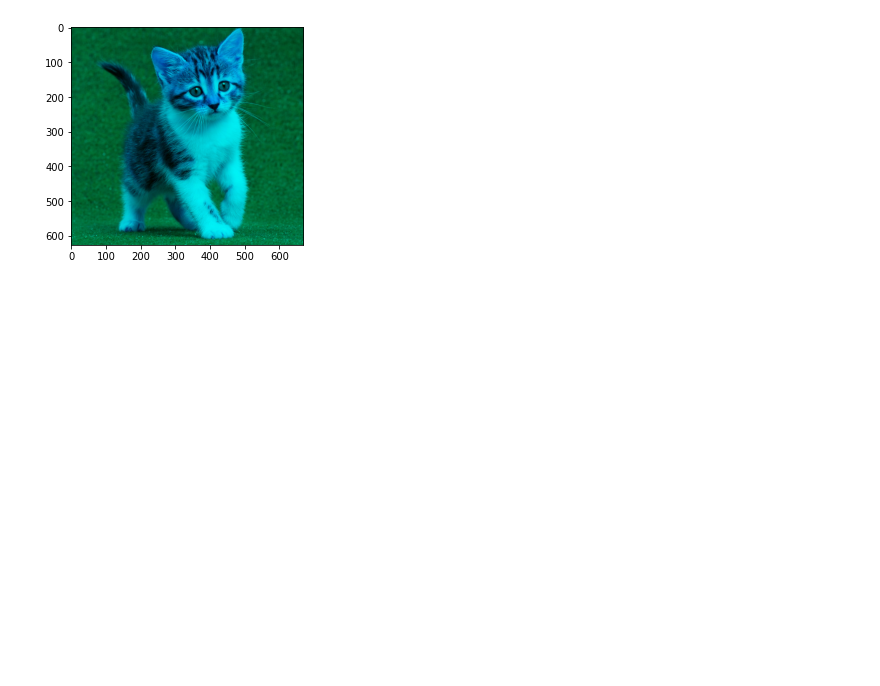
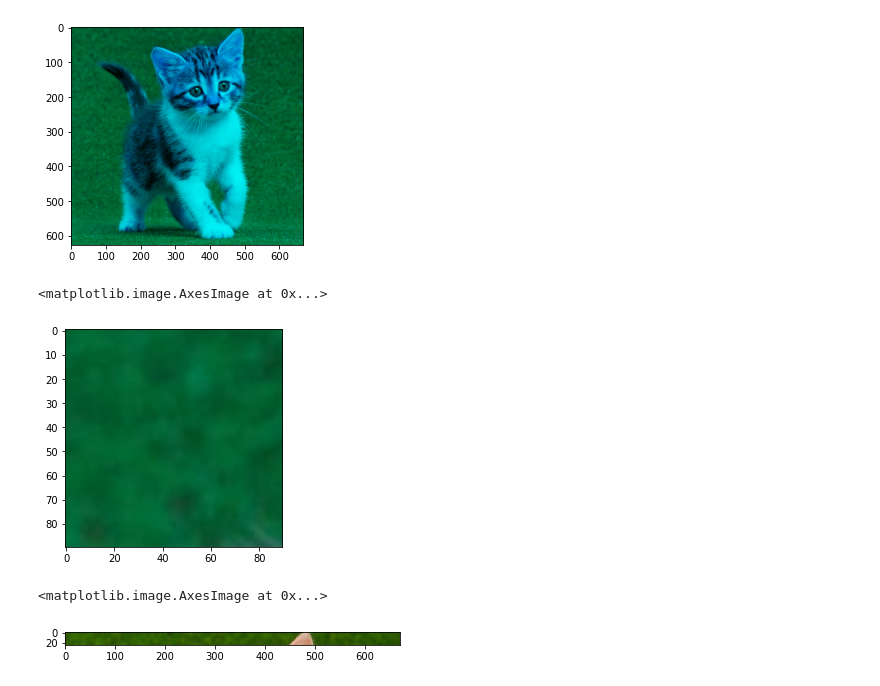
Before and after one commit to mwpras0/PCVK_Genap_2021, a Jupyter notebook: Week2.ipynb, the cells around one changed output. Drawn from its saved outputs; the diff is of its cells as text; code cells hidden in the pictures; blank space fills up the shorter version.

```diff
--- a/Week2.ipynb
+++ b/Week2.ipynb
@@ -139,3 +139,18 @@ plt.imshow(img_gb)
 # %% [output]
 <matplotlib.image.AxesImage at 0x...>
 [figure]
+# %%
+# Tugas 2
+
+img2 = img[10:100,10:100]
+plt.imshow(img2)
+# %% [output]
+<matplotlib.image.AxesImage at 0x...>
+[figure, added]
+# %%
+#Tugas 3
+
+plt.imshow(img3[5:30])
+# %% [output]
+<matplotlib.image.AxesImage at 0x...>
+[figure, added]
```
Also changed, not shown: parts of 4 cells of this notebook.
